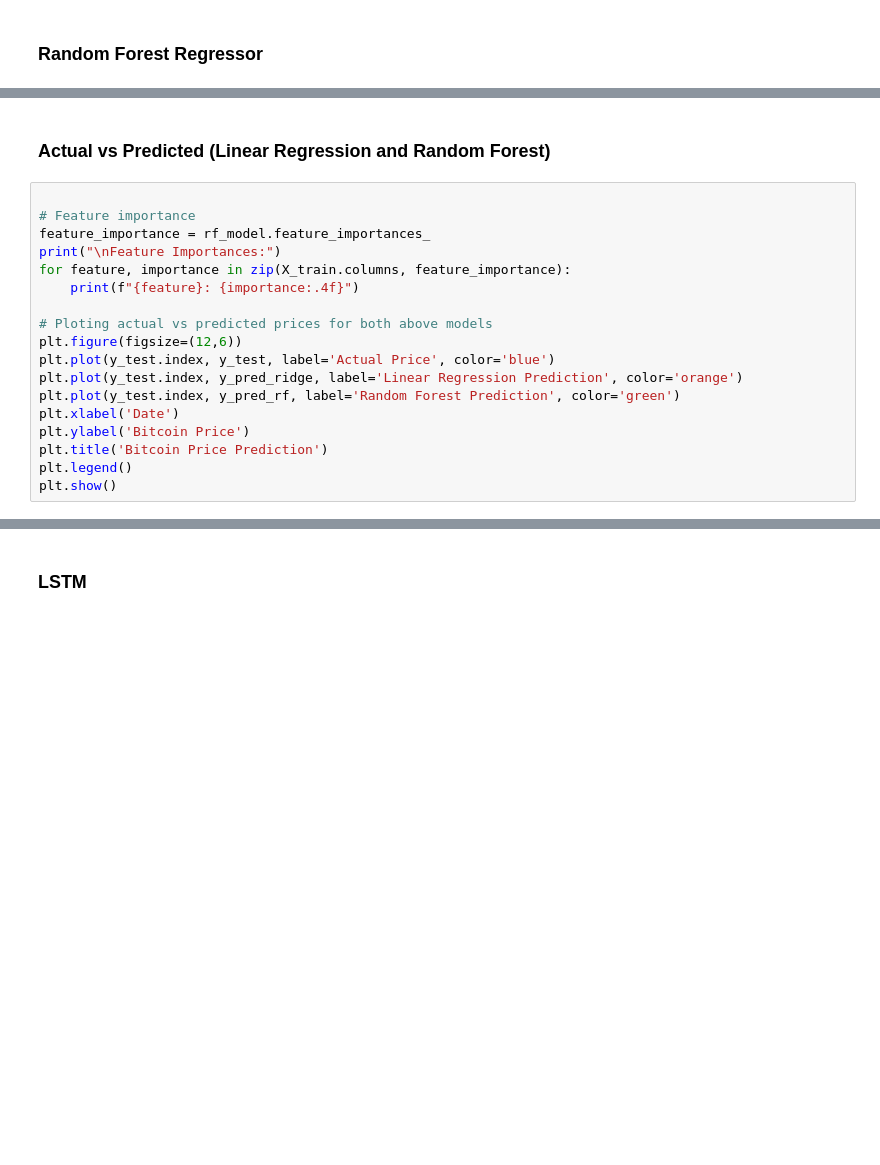
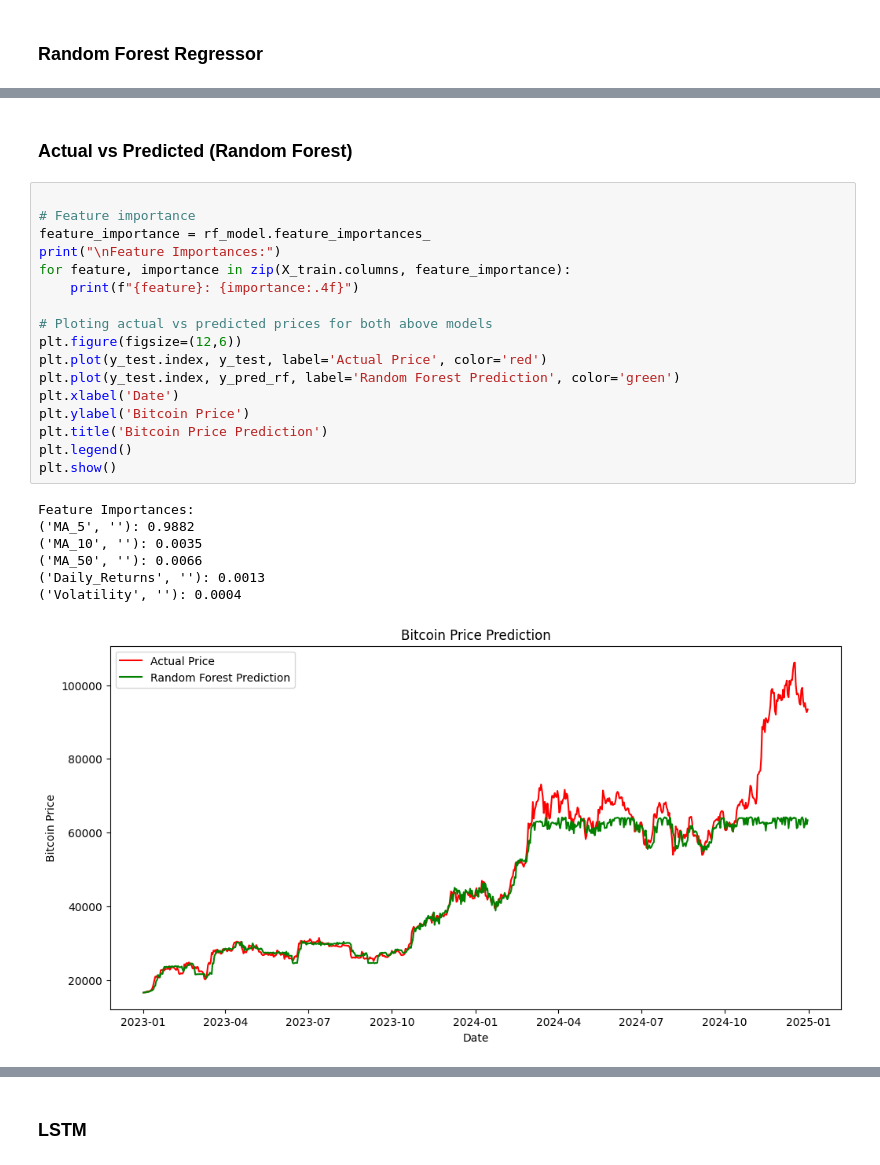
Before and after one commit to HassanFrazKhan/Bitcoin-Prices-Predicting-with-ML-, a Jupyter notebook: Bitcoin_Prices_Predicting_with_ML.ipynb, the cells around one changed output, grey strips where cells are left out. Cells and saved outputs as stored; diff of their text form; blank space fills up the shorter version.

```diff
--- a/Bitcoin_Prices_Predicting_with_ML.ipynb
+++ b/Bitcoin_Prices_Predicting_with_ML.ipynb
@@ -312,23 +362,30 @@ optimized_rf = rf_random.best_estimator_
 # %% [markdown]
-### **Actual vs Predicted (Linear Regression and Random Forest)**
+### **Actual vs Predicted (Random Forest)**
 # %%
 
 # Feature importance
 feature_importance = rf_model.feature_importances_
 print("\nFeature Importances:")
 for feature, importance in zip(X_train.columns, feature_importance):
     print(f"{feature}: {importance:.4f}")
 
 # Ploting actual vs predicted prices for both above models
 plt.figure(figsize=(12,6))
-plt.plot(y_test.index, y_test, label='Actual Price', color='blue')
-plt.plot(y_test.index, y_pred_ridge, label='Linear Regression Prediction', color='orange')
+plt.plot(y_test.index, y_test, label='Actual Price', color='red')
 plt.plot(y_test.index, y_pred_rf, label='Random Forest Prediction', color='green')
 plt.xlabel('Date')
 plt.ylabel('Bitcoin Price')
 plt.title('Bitcoin Price Prediction')
 plt.legend()
 plt.show()
+# %% [output]
+Feature Importances:
+('MA_5', ''): 0.9882
+('MA_10', ''): 0.0035
+('MA_50', ''): 0.0066
+('Daily_Returns', ''): 0.0013
+('Volatility', ''): 0.0004
+[figure, added]
 # %%
 feature_importance = rf_model.feature_importances_
 # Sorting the features by importance
```
Also changed, not shown: parts of 23 cells of this notebook.
